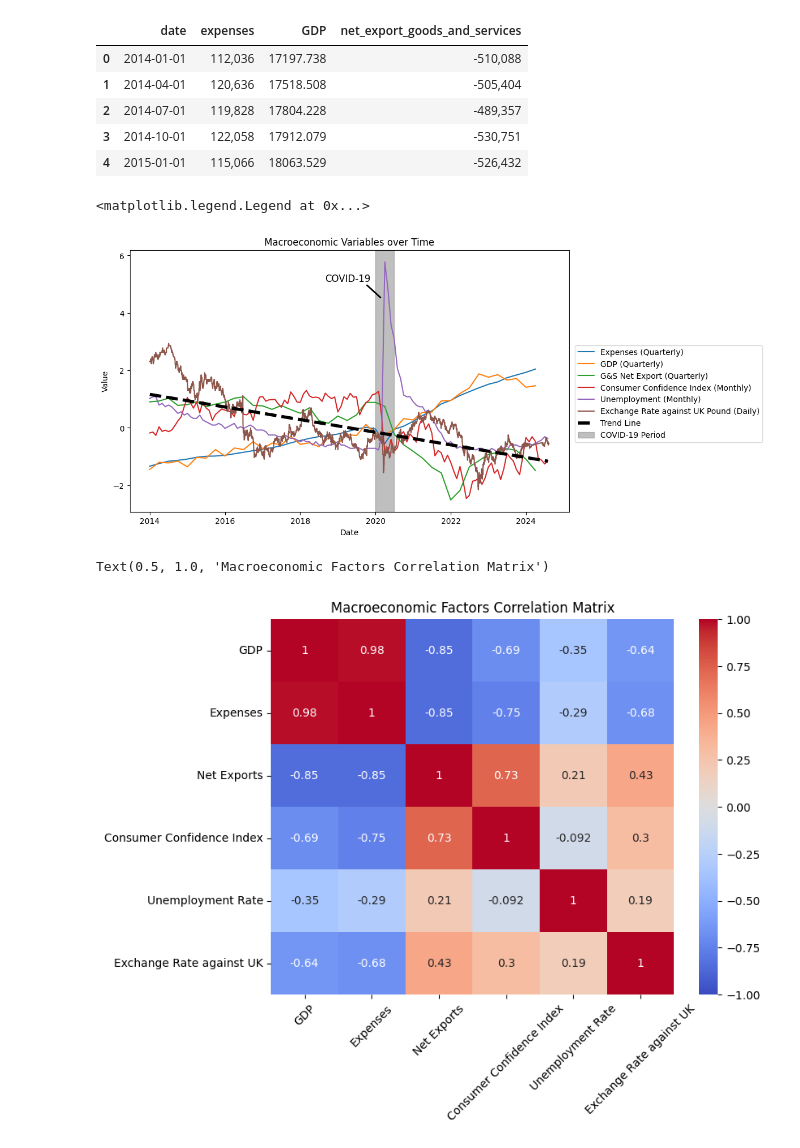
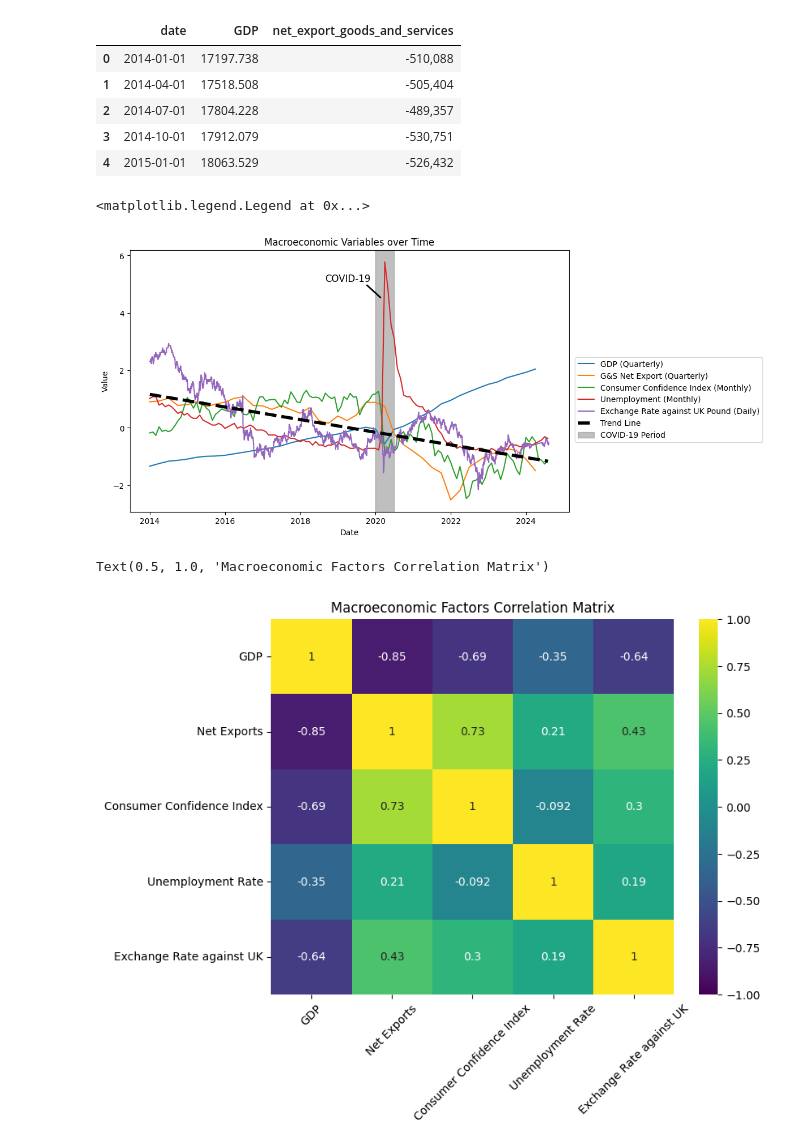
Before and after one commit to haonanah/DSE4212, a Jupyter notebook: EDA/plotting.ipynb, the cells around one changed output. Drawn from its saved outputs; the diff is of its cells as text; code cells hidden in the pictures.

Commit message:
plots for the covariates + corr plots

```diff
--- a/EDA/plotting.ipynb
+++ b/EDA/plotting.ipynb
@@ -8,6 +8,7 @@ gns = pd.read_csv(os.path.join(os.path.dirname(current_loc), 'data', 'macro_indi
 index_consumer_services = pd.read_csv(os.path.join(os.path.dirname(current_loc), 'data', 'macro_indicators', 'index_consumer_services.csv'))
 exchange_rate = pd.read_csv(os.path.join(os.path.dirname(current_loc), 'data', 'macro_indicators', 'pound-dollar-exchange-rate-historical-chart.csv'))
 unemployment = pd.read_csv(os.path.join(os.path.dirname(current_loc), 'data', 'macro_indicators', 'unemployment.csv'))
+vix_greed = pd.read_csv(os.path.join(os.path.dirname(current_loc), 'Model Pipeline', 'datasets', 'VIX_feargreed','spy_vix_fear_greed_2011_2023.csv'))
 
 gdp = gdp.rename(columns={'DATE': 'date'})
 gns = gns.iloc[:,:8]
@@ -17,17 +18,17 @@ expenses['date'] = pd.to_datetime(gns['date'], format='%d/%m/%Y')
 unemployment = unemployment.iloc[:128,:]
 
 quarterly_data = expenses.merge(gdp, on='date', how='left').merge(gns, on='date', how='left')
-quarterly_data = quarterly_data.drop(['exports', 'exports_goods', 'exports_services', 'imports', 'imports_goods', 'imports_services'],axis=1)
+quarterly_data = quarterly_data.drop(['exports', 'exports_goods', 'exports_services', 'imports', 'imports_goods', 'imports_services','expenses'],axis=1)
 monthly_data = unemployment.merge(index_consumer_services,on='date',how='left')
 daily_data = exchange_rate
 quarterly_data.head()
 # %% [output]
-|  | date | expenses | GDP | net_export_goods_and_services |
-| 0 | 2014-01-01 | 112,036 | 17197.738 | -510,088 |
-| 1 | 2014-04-01 | 120,636 | 17518.508 | -505,404 |
-| 2 | 2014-07-01 | 119,828 | 17804.228 | -489,357 |
-| 3 | 2014-10-01 | 122,058 | 17912.079 | -530,751 |
-| 4 | 2015-01-01 | 115,066 | 18063.529 | -526,432 |
+|  | date | GDP | net_export_goods_and_services |
+| 0 | 2014-01-01 | 17197.738 | -510,088 |
+| 1 | 2014-04-01 | 17518.508 | -505,404 |
+| 2 | 2014-07-01 | 17804.228 | -489,357 |
+| 3 | 2014-10-01 | 17912.079 | -530,751 |
+| 4 | 2015-01-01 | 18063.529 | -526,432 |
 # %%
 # Plotting
 import matplotlib.pyplot as plt
@@ -36,17 +37,18 @@ import numpy as np
 from sklearn.linear_model import LinearRegression
 import seaborn as sns
 covariates_quarterly = quarterly_data.columns.difference(['date'])
-covariate_labels_quarterly = ['Expenses (Quarterly)', 'GDP (Quarterly)', 'G&S Net Export (Quarterly)']
+covariate_labels_quarterly = ['GDP (Quarterly)', 'G&S Net Export (Quarterly)']
 
-def df_standardizer(df):
-    df['date'] = pd.to_datetime(df['date'])
+def df_standardizer(df, start_year, date_label):
+    df[date_label] = pd.to_datetime(df[date_label])
+    df = df[df[date_label] >= f'{start_year}-01-01']
     df = df.dropna() # removing the dates
-    dates = df['date']
-    columns_to_standardize = df.columns.difference(['date'])
-    for column in df.columns.difference(['date']):
+    dates = df[date_label]
+    for column in df.columns.difference([date_label]):
         df.loc[:, column] = pd.to_numeric(df[column].astype(str).str.replace(',', ''), errors='coerce')
         df.loc[:,column] = pd.to_numeric(df[column], errors='coerce')  # Convert back to numeric
         df.loc[:,column] = df[column].astype(float)
+    columns_to_standardize = df.columns.difference([date_label])
     data_to_standardize = df[columns_to_standardize]
     scaler = StandardScaler()
     standardized_data = scaler.fit_transform(data_to_standardize)
@@ -56,13 +58,13 @@ def df_standardizer(df):
 
 covariates_monthly = monthly_data.columns.difference(['date'])
 covariate_labels_monthly = ['Consumer Confidence Index (Monthly)', 'Unemployment (Monthly)']
-standardized_df_monthly = df_standardizer(monthly_data)
+standardized_df_monthly = df_standardizer(monthly_data,2014, 'date')
 
 covariates_daily = daily_data.columns.difference(['date'])
 covariate_labels_daily = ['Exchange Rate against UK Pound (Daily)']
-standardized_df_daily = df_standardizer(daily_data)
+standardized_df_daily = df_standardizer(daily_data,2014, 'date')
 
-standardized_df_quarterly = df_standardizer(quarterly_data)
+standardized_df_quarterly = df_standardizer(quarterly_data,2014, 'date')
 plt.figure(figsize=(10, 6))
 # Plot each covariate as a line on the same graph
 for i in range(len(covariates_quarterly)):
@@ -104,28 +106,28 @@ plt.ylabel('Value')
 plt.legend(loc='lower right', bbox_to_anchor=(1.45, 0.25))
 # %% [output]
 <matplotlib.legend.Legend at 0x...>
-[figure, old version]
+[figure, new version]
 # %%
 combined_df = pd.merge_asof(standardized_df_quarterly.sort_values('date'),
                              standardized_df_monthly.sort_values('date'),
                              on='date',
                              direction='nearest')
 combined_df = pd.merge_asof(combined_df.sort_values('date'),
                              standardized_df_daily.sort_values('date'),
                              on='date',
                              direction='nearest')
 # combined_df
 col_excl_date = combined_df.drop('date',axis=1)
 corr_matrix = col_excl_date.corr()
 
 # Create a heatmap to visualize the correlation matrix
 plt.figure(figsize=(8, 6))
-heatmap = sns.heatmap(corr_matrix, annot=True, cmap='coolwarm', vmin=-1, vmax=1)
-heatmap.set_xticklabels(['GDP', 'Expenses', 'Net Exports', 'Consumer Confidence Index', 'Unemployment Rate', "Exchange Rate against UK"], rotation=45)  # x-axis labels
-heatmap.set_yticklabels(['GDP', 'Expenses', 'Net Exports', 'Consumer Confidence Index', 'Unemployment Rate', "Exchange Rate against UK"], rotation=0)   # y-axis labels
+heatmap = sns.heatmap(corr_matrix, annot=True, cmap='viridis', vmin=-1, vmax=1)
+heatmap.set_xticklabels(['GDP', 'Net Exports', 'Consumer Confidence Index', 'Unemployment Rate', "Exchange Rate against UK"], rotation=45)  # x-axis labels
+heatmap.set_yticklabels(['GDP', 'Net Exports', 'Consumer Confidence Index', 'Unemployment Rate', "Exchange Rate against UK"], rotation=0)   # y-axis labels
 
 # Add title
 plt.title('Macroeconomic Factors Correlation Matrix')
 # %% [output]
 Text(0.5, 1.0, 'Macroeconomic Factors Correlation Matrix')
-[figure, old version]
+[figure, new version]
```
Also changed, not shown: parts of 11 cells of this notebook.
